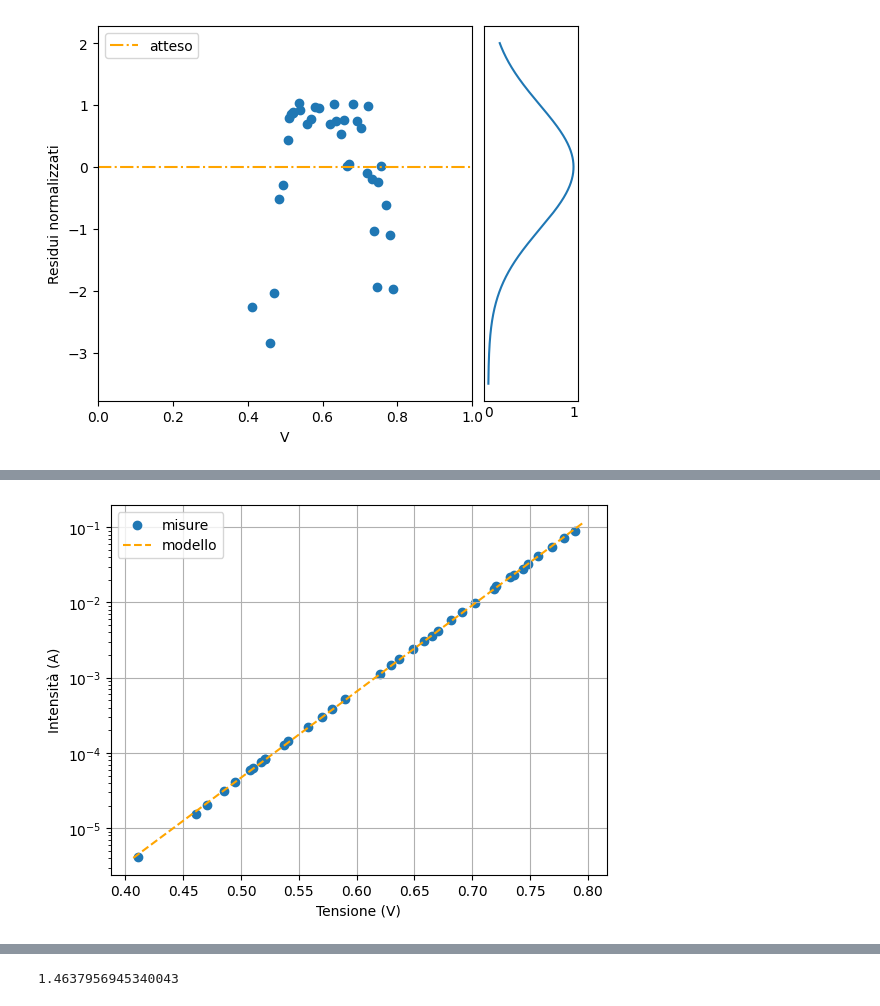
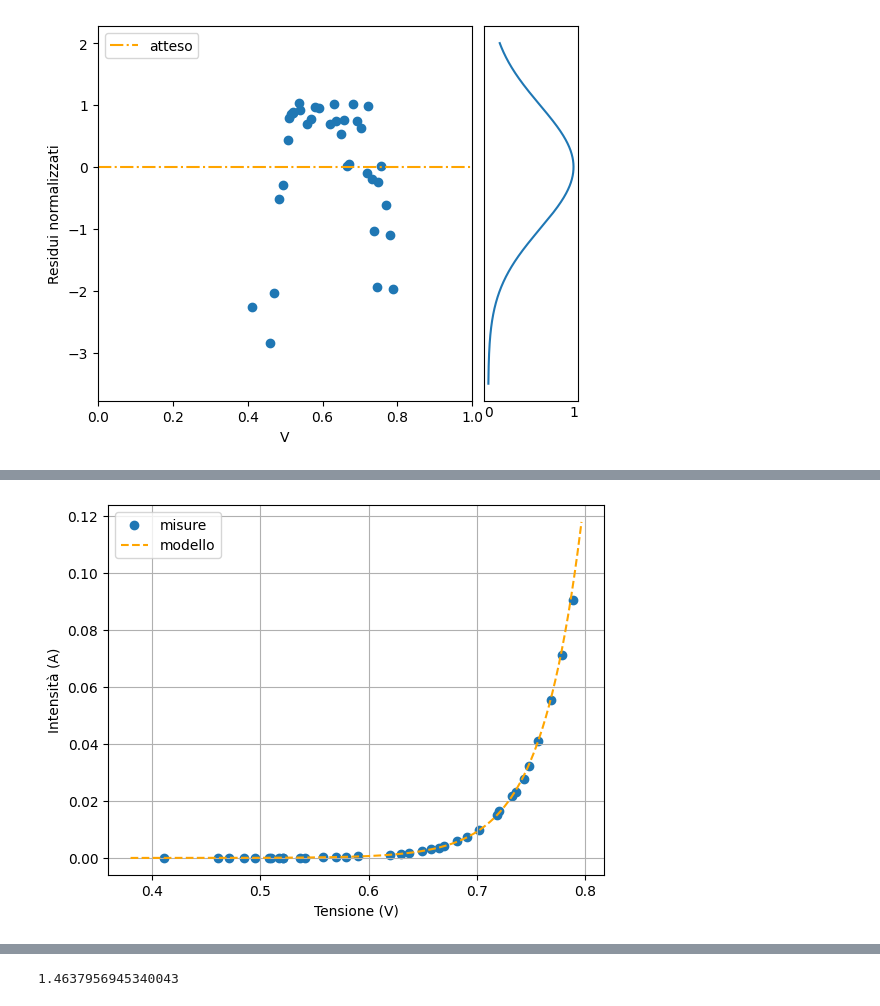
Before and after one commit to ARossiUnimib/Laboratorio-2---Gruppo-21-A.A.-2023-24, a Jupyter notebook: Notebooks/Circuiti 1/Circuiti_1.ipynb, the cells around one changed output, grey strips where cells are left out. Drawn from its saved outputs; the diff is of its cells as text; code cells hidden in the pictures.

```diff
--- a/Notebooks/Circuiti 1/Circuiti_1.ipynb
+++ b/Notebooks/Circuiti 1/Circuiti_1.ipynb
@@ -361,10 +358,9 @@ $\alpha = \frac{R_2}{R_1 + R_2}$
 
 quindi per avere $\alpha = 0.5$, deve essere $R_1 = R_2$
 # %%
-R = 997 #ohm
 Vin = np.array([1, 2, 3, 4, 5]) #volt
 Vout = np.array([0.51, 1.013, 1.522, 2.029, 2.537]) #volt
-V_err = 0.002
+V_err = 0.02 * Vout
 print(Vout / Vin)
 # %% [output]
 [0.51       0.5065     0.50733333 0.50725    0.5074    ]
@@ -399,0 +367,21 @@ p value: 0.6397589379957006
+# %%
+Vout_conerr = []
+for i in range(len(Vout)):
+    Vout_conerr.append( ufloat(Vout[i], V_err[i]) )
+
+alpha = []
+for i in range(len(Vout)):
+    alpha.append( Vout_conerr[i]/Vin[i] )
+
+mean = 0
+for i in range(len(Vout)):
+    mean = mean + alpha[i]
+mean = mean/len(Vout)
+
+print(mean)
+
+t = (mean.nominal_value - 0.5) / mean.std_dev
+print(t)
+
+ndof = len(Vout) - 1
+print(ndof)
@@ -725,3 +717,13 @@ print("p value: " + str(pvalue))
 p value: 0.0
 # %% [markdown]
 Cutoff dati oltre 3 sigma (da mettere nella relazione)
+# %%
+fig,ax = plt.subplots(1,1)
+plt.scatter(V3, I3, label='misure')
+ax.set_yscale("log")
+x = np.linspace(0.38, 0.82, 1000)
+y = model(x, m.values["I0"], m.values["a"])
+plt.plot(x,y, color='orange', linestyle='--', label='modello')
+plt.grid()
+plt.legend(loc='upper left')
+plt.show()
@@ -860,16 +880,15 @@ mostra_residui(I3, I_err3perc, model, m.values["I0"], m.values["a"], V3)
 # %%
 fig,ax = plt.subplots(1,1)
-ax.set_yscale("log")
 ax.set_xlabel('Tensione (V)')
 ax.set_ylabel('Intensità (A)')
 
 plt.scatter(V3, I3,label='misure')
-x = np.linspace(min(V3) * 0.99, max(V3) * 1.01, 1000)
+x = np.linspace(0.38, max(V3) * 1.01, 1000)
 y = model(x, m.values["I0"], m.values["a"])
 plt.plot(x,y, color='orange', linestyle='--',label='modello')
 
 plt.grid()
 plt.legend(loc='upper left')
 plt.show()
 # %% [output]
-[figure, old version]
+[figure, new version]
```
Also changed, not shown: parts of 8 cells of this notebook.
